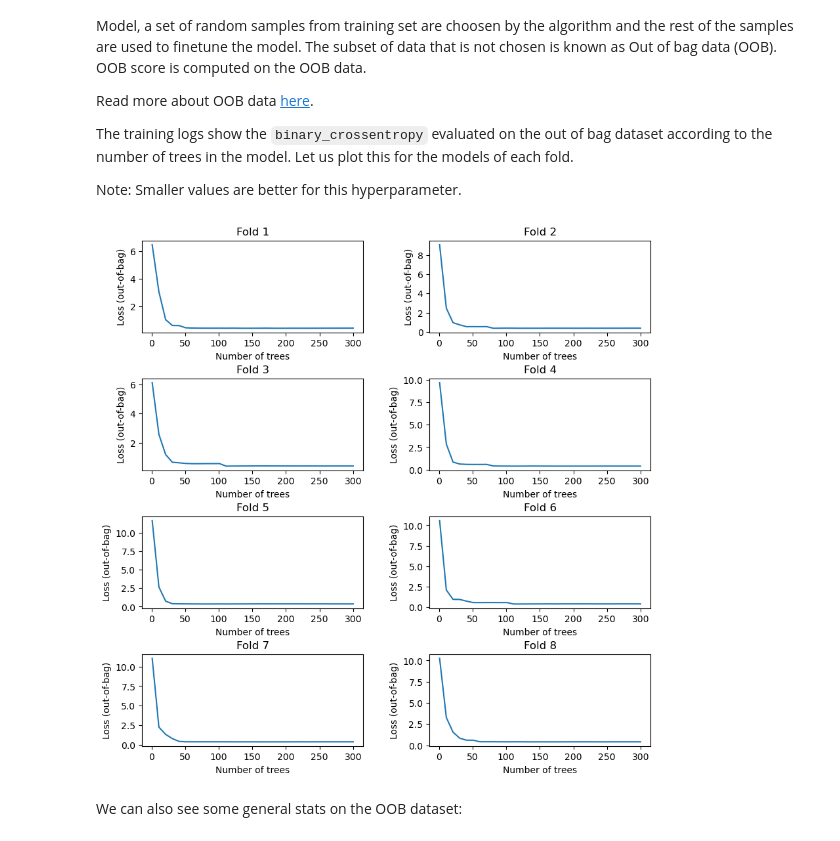
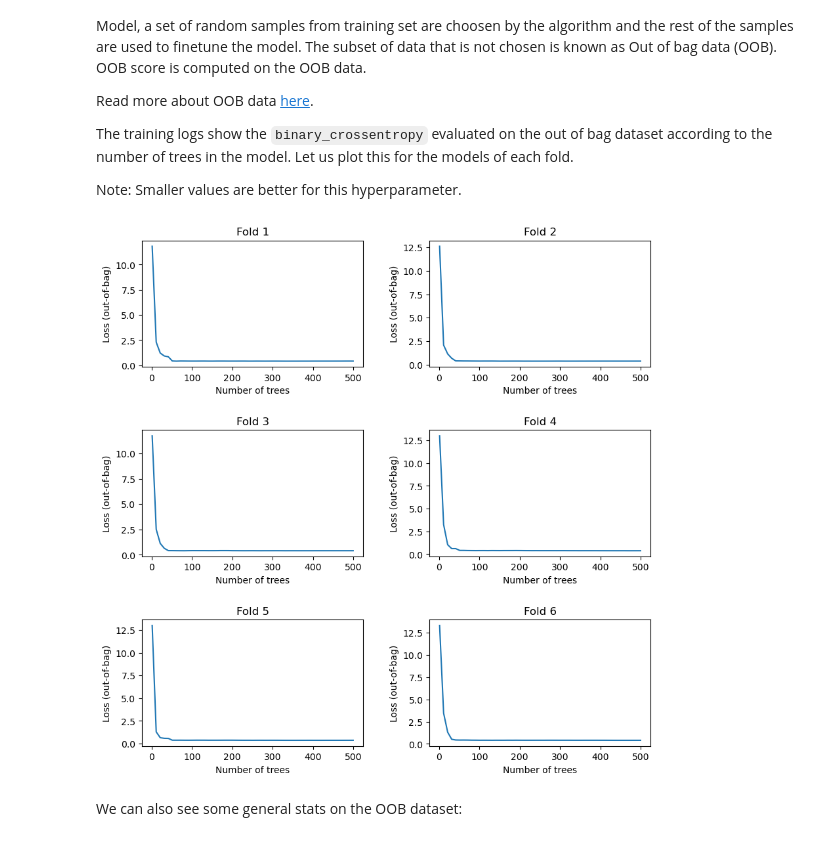
Before and after one commit to Bagirov-lab/Kaggle, a Jupyter notebook: identifying-age-related-solution.ipynb, the cells around one changed output. Drawn from its saved outputs; the diff is of its cells as text; code cells hidden in the pictures.

Commit message:
Kaggle Notebook | Identifying Age-Related Solution | Version 8

```diff
--- a/identifying-age-related-solution.ipynb
+++ b/identifying-age-related-solution.ipynb
@@ -62,6 +67,6 @@ print("Full train dataset shape is {}".format(dataset_df.shape))
 # %% [output]
 Full train dataset shape is (617, 58)
 # %%
-dataset_test_df = pd.read_csv('/kaggle/input/icr-identify-age-related-conditions/test.csv')
+dataset_test_df = pd.read_csv('/kaggle/input/icr-identify-age-related-conditions/test.csv').set_index('Id')
 print("Full test dataset shape is {}".format(dataset_test_df.shape))
 # %% [output]
@@ -218,7 +223,7 @@ We will split the dataset into 5 consecutive folds. Each fold is then used once
 Read more about KFold [here](https://scikit-learn.org/stable/modules/generated/sklearn.model_selection.KFold.html).
 # %%
 from sklearn.model_selection import StratifiedKFold, KFold
-skf = StratifiedKFold(n_splits=8)
-X,y = dataset_df_normalised.values.copy(),dataset_df['Class'].values.reshape(-1,1).copy()
-for train, test in skf.split(X=X, y=y):
-    print(f'train -  {y[train].sum()/len(y[train])}   |   test -  {y[train].sum()/len(y[train])}')
+# skf = StratifiedKFold(n_splits=8)
+# X,y = dataset_df_normalised.values.copy(),dataset_df['Class'].values.reshape(-1,1).copy()
+# for train, test in skf.split(X=X, y=y):
+#     print(f'train -  {y[train].sum()/len(y[train])}   |   test -  {y[train].sum()/len(y[train])}')
@@ -566,22 +617,22 @@ The training logs show the `binary_crossentropy` evaluated on the out of bag dat
 
 Note: Smaller values are better for this hyperparameter.
 # %%
-figure, axis = plt.subplots(4, 2, figsize=(10, 10))
+figure, axis = plt.subplots(3, 2, figsize=(10, 10))
 plt.subplots_adjust(hspace=0.5, wspace=0.3)
 
-for i, fold_no in enumerate(models.keys()):
+for i, fold_no in enumerate(model_1.keys()):
     row = i//2
     col = i % 2
-    logs = models[fold_no].make_inspector().training_logs()
+    logs = model_1[fold_no].make_inspector().training_logs()
     axis[row, col].plot([log.num_trees for log in logs], [log.evaluation.loss for log in logs])
     axis[row, col].set_title(f"Fold {i+1}")
     axis[row, col].set_xlabel('Number of trees')
     axis[row, col].set_ylabel('Loss (out-of-bag)')
 
 # axis[2][1].set_visible(False)
 plt.show()
 # %% [output]
-[figure, old version]
+[figure, new version]
 # %% [markdown]
 We can also see some general stats on the OOB dataset:
 # %%
```
Also changed, not shown: parts of 21 cells of this notebook.
